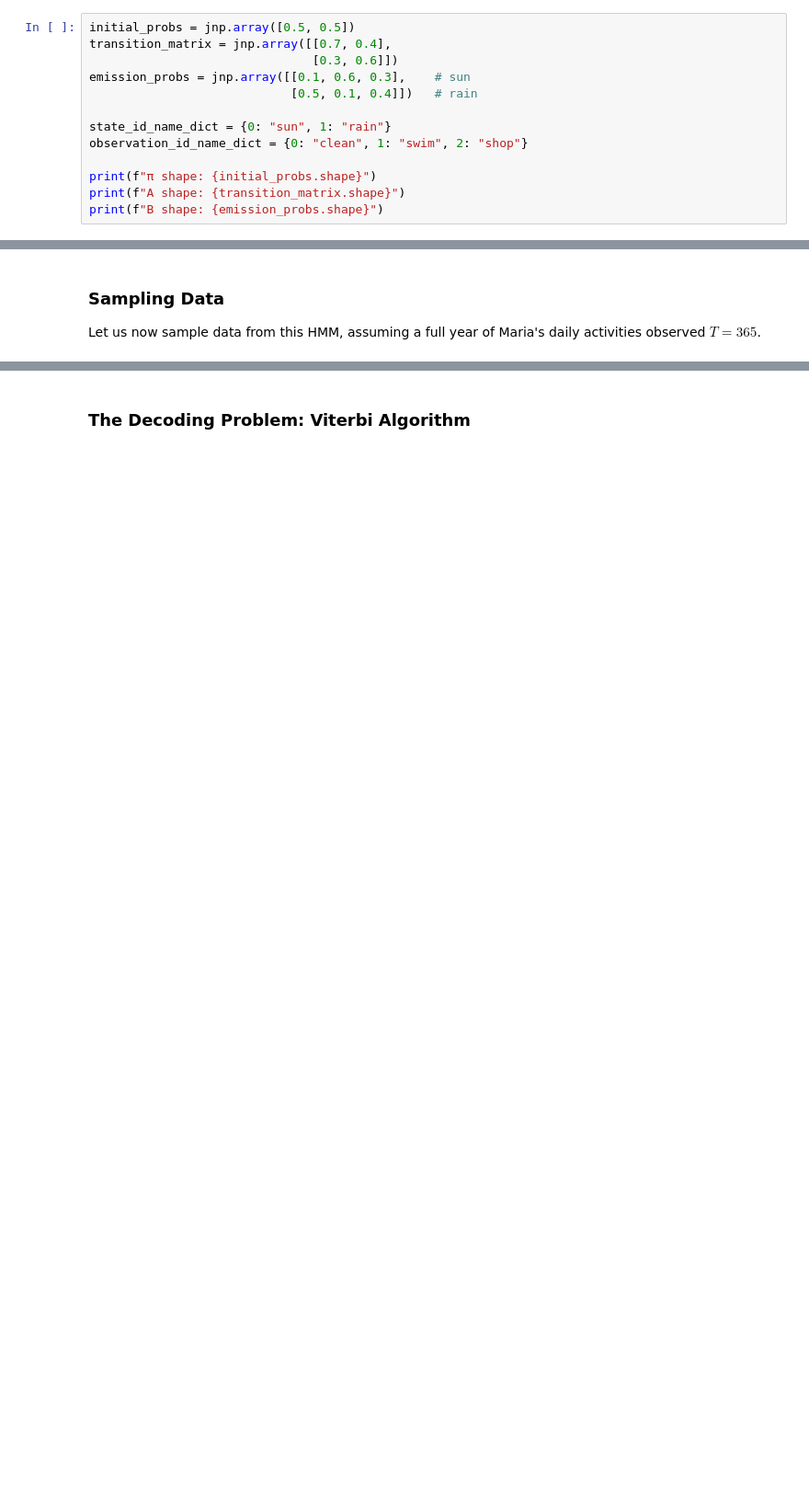
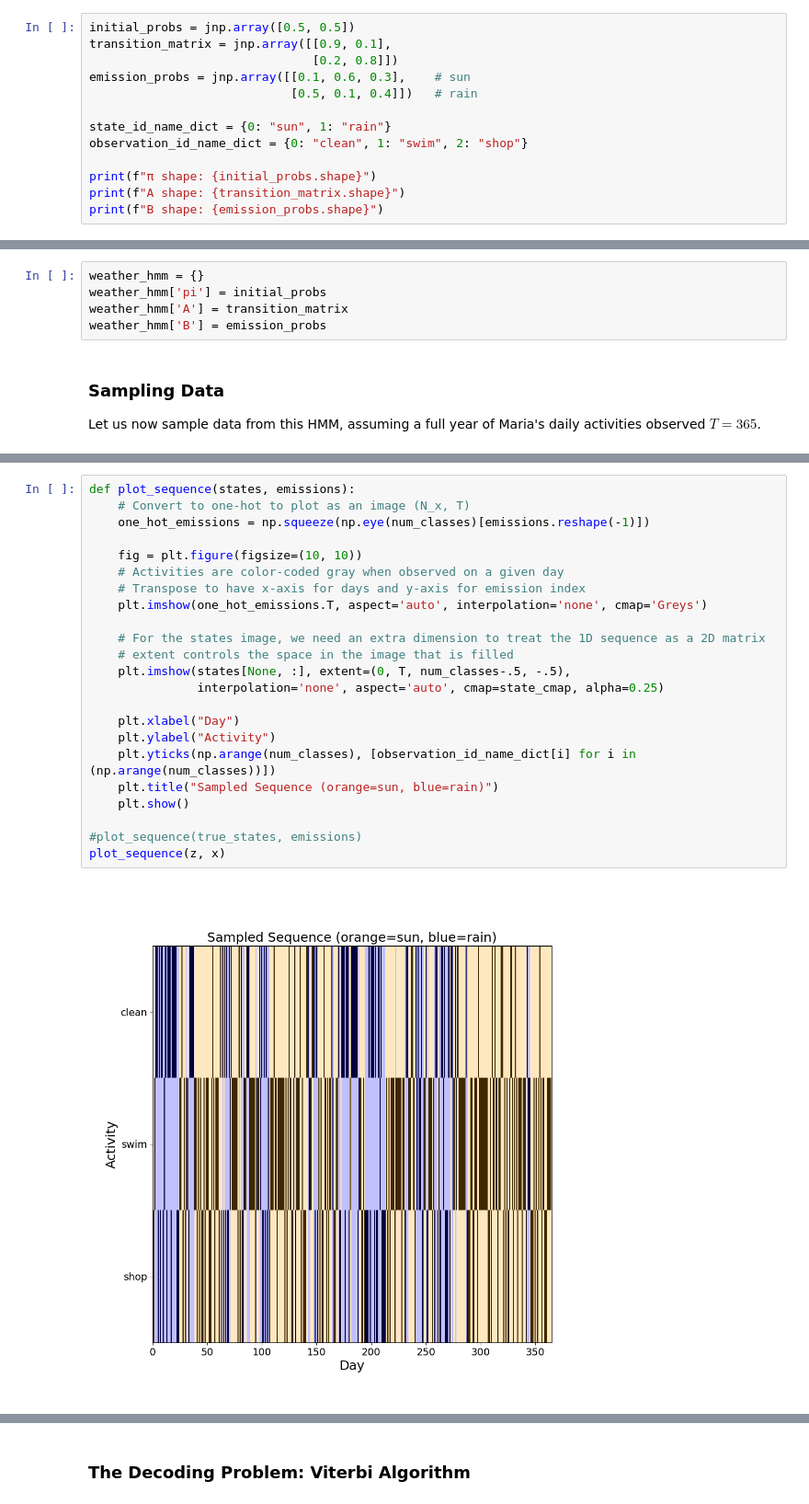
Before and after one commit to mazrk7/machine_learning_resources, a Jupyter notebook: notebooks/dynamic_bayes_nets/hmm.ipynb, the cells around one changed output, grey strips where cells are left out. Shown: that part at 92% size. Drawn from its saved outputs; the diff is of its cells as text; blank space fills up the shorter version.

```diff
--- a/notebooks/dynamic_bayes_nets/hmm.ipynb
+++ b/notebooks/dynamic_bayes_nets/hmm.ipynb
@@ -142,8 +145,8 @@ Under these conditions, we will consider the following HMM representation, with
 Using [JAX](https://github.com/google/jax) as our numerical computation library of choice, we can specify the parameters of our HMM, $\boldsymbol{\theta} = (\boldsymbol{\pi}, \mathbf{A}, \mathbf{B})$:
 # %%
 initial_probs = jnp.array([0.5, 0.5])
-transition_matrix = jnp.array([[0.7, 0.4],
-                               [0.3, 0.6]])
+transition_matrix = jnp.array([[0.9, 0.1],
+                               [0.2, 0.8]])
 emission_probs = jnp.array([[0.1, 0.6, 0.3],    # sun
                             [0.5, 0.1, 0.4]])   # rain
 
@@ -183,3 +188,8 @@ Note that Maria performs only a single major activity per day, $t$, so there is
+# %%
+weather_hmm = {}
+weather_hmm['pi'] = initial_probs
+weather_hmm['A'] = transition_matrix
+weather_hmm['B'] = emission_probs
 # %% [markdown]
 ### Sampling Data
 
@@ -225,0 +256,25 @@ First week's emissions:  swim shop shop shop clean clean swim
+# %%
+def plot_sequence(states, emissions):
+    # Convert to one-hot to plot as an image (N_x, T)
+    one_hot_emissions = np.squeeze(np.eye(num_classes)[emissions.reshape(-1)])
+
+    fig = plt.figure(figsize=(10, 10))
+    # Activities are color-coded gray when observed on a given day
+    # Transpose to have x-axis for days and y-axis for emission index
+    plt.imshow(one_hot_emissions.T, aspect='auto', interpolation='none', cmap='Greys')
+
+    # For the states image, we need an extra dimension to treat the 1D sequence as a 2D matrix
+    # extent controls the space in the image that is filled
+    plt.imshow(states[None, :], extent=(0, T, num_classes-.5, -.5),
+               interpolation='none', aspect='auto', cmap=state_cmap, alpha=0.25)
+
+    plt.xlabel("Day")
+    plt.ylabel("Activity")
+    plt.yticks(np.arange(num_classes), [observation_id_name_dict[i] for i in (np.arange(num_classes))])
+    plt.title("Sampled Sequence (orange=sun, blue=rain)")
+    plt.show()
+
+#plot_sequence(true_states, emissions)
+plot_sequence(z, x)
+# %% [output]
+[figure, added]
```
Also changed, not shown: parts of 18 cells of this notebook, 1 other file.
